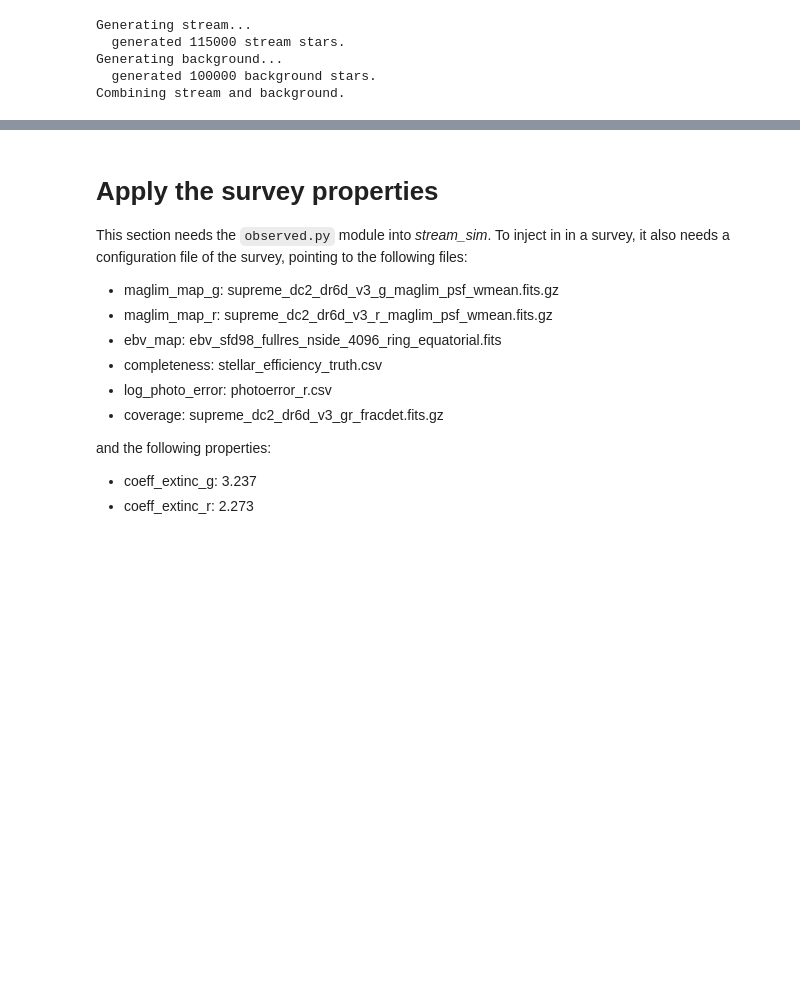
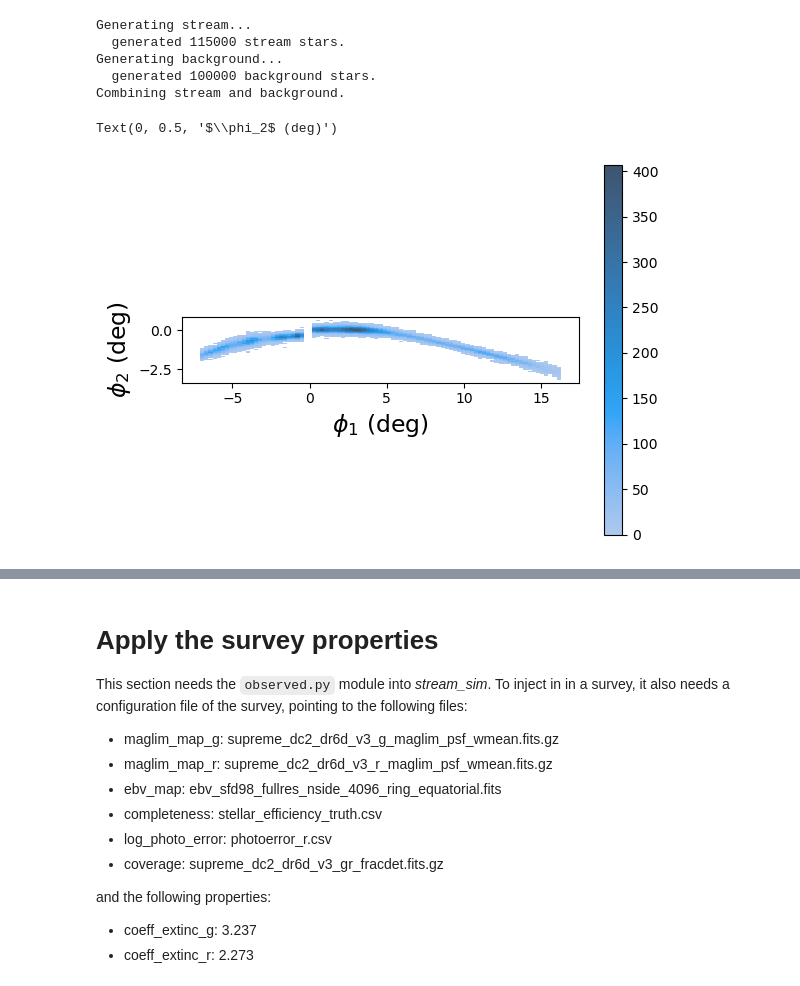
Before and after one commit to LSSTDESC/stream_sim, a Jupyter notebook: notebooks/injection_lsst_example.ipynb, the cells around one changed output, grey strips where cells are left out. Cells and saved outputs as stored; diff of their text form; code cells hidden in the pictures; blank space fills up the shorter version.

```diff
--- a/notebooks/injection_lsst_example.ipynb
+++ b/notebooks/injection_lsst_example.ipynb
@@ -57,6 +57,18 @@ Generating stream...
 Generating background...
   generated 100000 background stars.
 Combining stream and background.
+# %%
+import seaborn as sns
+import matplotlib.pyplot as plt
+fig,ax = plt.subplots(1,1)
+streamstars = stream[stream['flag']==1]
+sns.histplot(x=streamstars['phi1'],y=streamstars['phi2'],cbar=True)
+plt.axis('scaled')
+ax.set_xlabel(r'$\phi_1$ (deg)',fontsize=17)
+ax.set_ylabel(r'$\phi_2$ (deg)',fontsize=17)
+# %% [output]
+Text(0, 0.5, '$\\phi_2$ (deg)')
+[figure, added]
 # %%
 stream[stream['flag']==1].describe()
 # %% [output]
```
Also changed, not shown: parts of 9 cells of this notebook, 3 other files.
